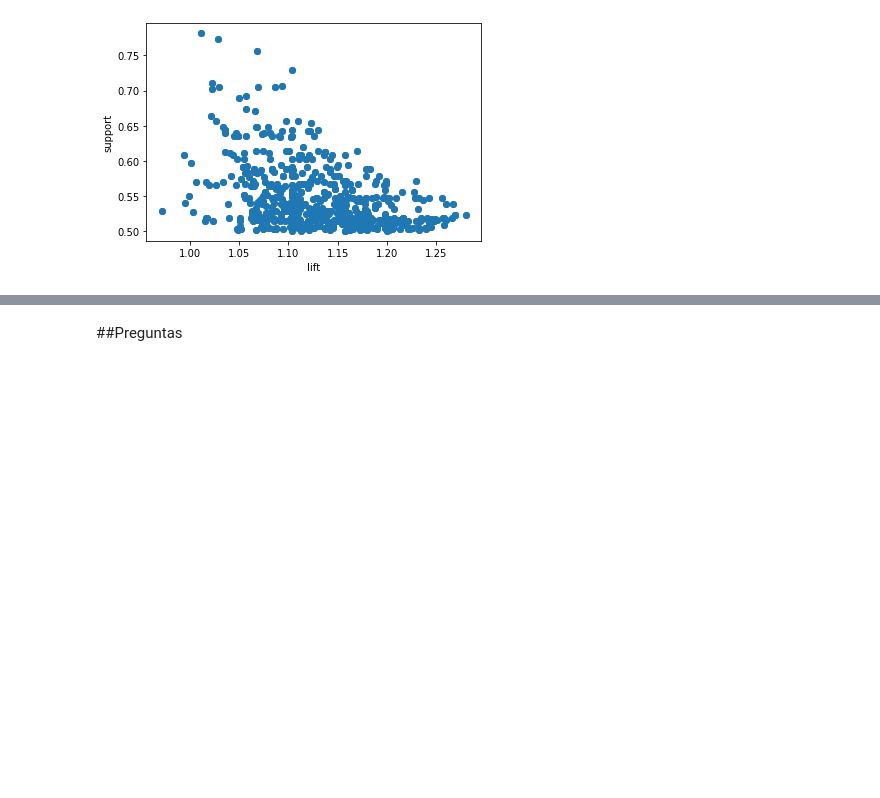
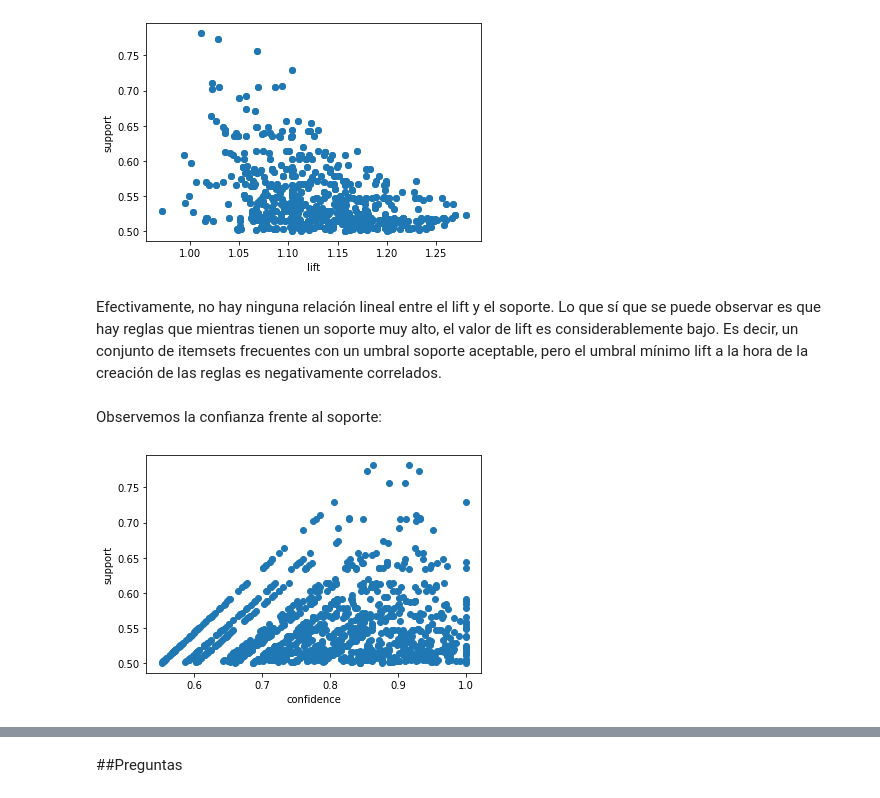
Before and after one commit to patriciamediavilla/L2, a Jupyter notebook: L2P1.ipynb, the cells around one changed output, grey strips where cells are left out. Saved outputs shown, nothing was run; the diff lists cells and outputs as text; code cells hidden in the pictures; blank space fills up the shorter version.

```diff
--- a/L2P1.ipynb
+++ b/L2P1.ipynb
@@ -616,5 +600,14 @@ plt.ylabel('support')
 plt.show()
 # %% [output]
 [figure]
+# %% [markdown]
+Efectivamente, no hay ninguna relación lineal entre el lift y el soporte. Lo que sí que se puede observar es que hay reglas que mientras tienen un soporte muy alto, el valor de lift es considerablemente bajo. Es decir, un conjunto de itemsets frecuentes con un umbral soporte aceptable, pero el umbral mínimo lift a la hora de la creación de las reglas es negativamente correlados.
+# %% [markdown]
+Observemos la confianza frente al soporte:
 # %%
-#la confianza y soporte tienden a ser directamente proporcionales
+plt.scatter(rules['confidence'], rules['support'])
+plt.xlabel('confidence')
+plt.ylabel('support')
+plt.show()
+# %% [output]
+[figure, added]
```
Also changed, not shown: parts of 32 cells of this notebook.
